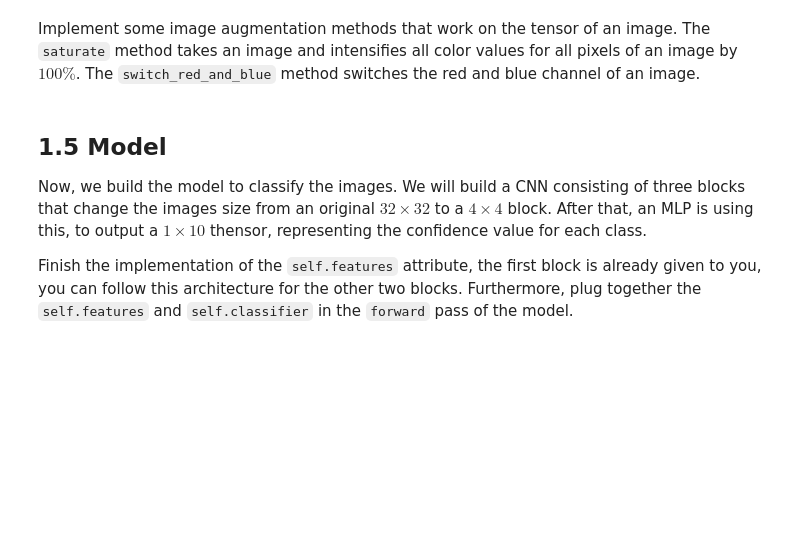
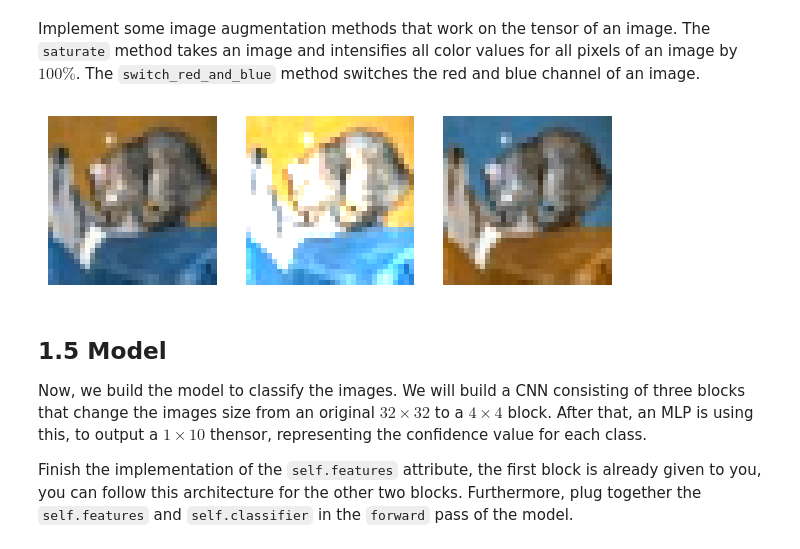
Before and after one commit to Niklas003/visualComputing, a Jupyter notebook: exercise-1/dl4cv_ex_01.ipynb, the cells around one changed output. Saved outputs shown, nothing was run; the diff lists cells and outputs as text; code cells hidden in the pictures; blank space fills up the shorter version.

```diff
--- a/exercise-1/dl4cv_ex_01.ipynb
+++ b/exercise-1/dl4cv_ex_01.ipynb
@@ -213,17 +213,22 @@ TODO
 Implement some image augmentation methods that work on the tensor of an image. The `saturate` method takes an image and intensifies all  color values for all pixels of an image by $100\%$. The `switch_red_and_blue` method switches the red and blue channel of an image.
 # %%
 def saturate(img:torch.Tensor):
-  out_img = img
-  # TODO
+  mean = torch.tensor(MEAN).view(3, 1, 1)
+  std = torch.tensor(STD).view(3, 1, 1)
+  img = img.cpu() * std + mean
+  img = (img *2).clamp(0, 1)
+  out_img = (img - mean) / std
   return out_img
 
 def switch_red_and_blue(img:torch.Tensor):
-  out_img = img
-  # TODO
+  out_img = img.clone()
+  out_img[[0,2]] = out_img[[2,0]]
   return out_img
 
 results = [image_tensor, saturate(image_tensor), switch_red_and_blue(image_tensor)]
 display_grid(results)
+# %% [output]
+[figure, added]
 # %% [markdown]
 ## 1.5 Model
 
```
